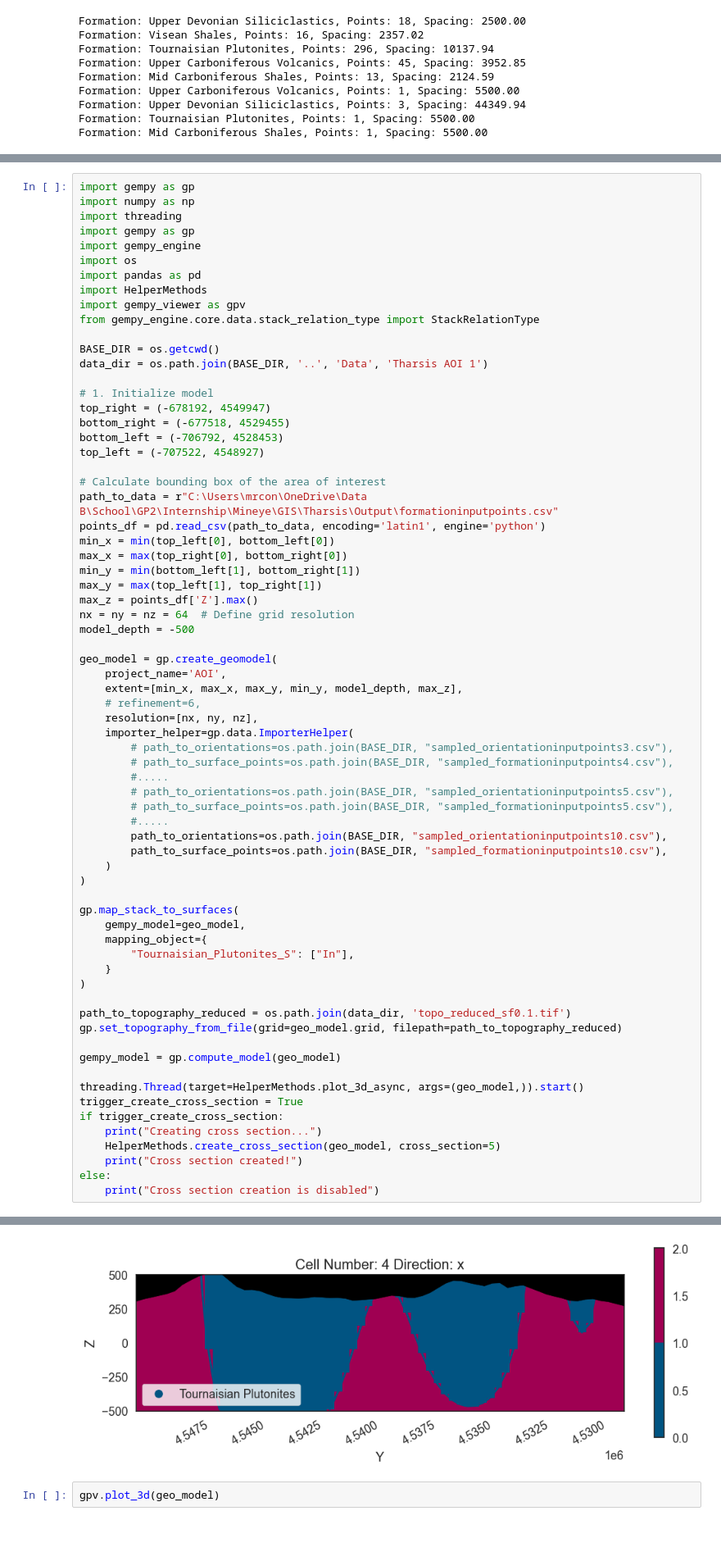
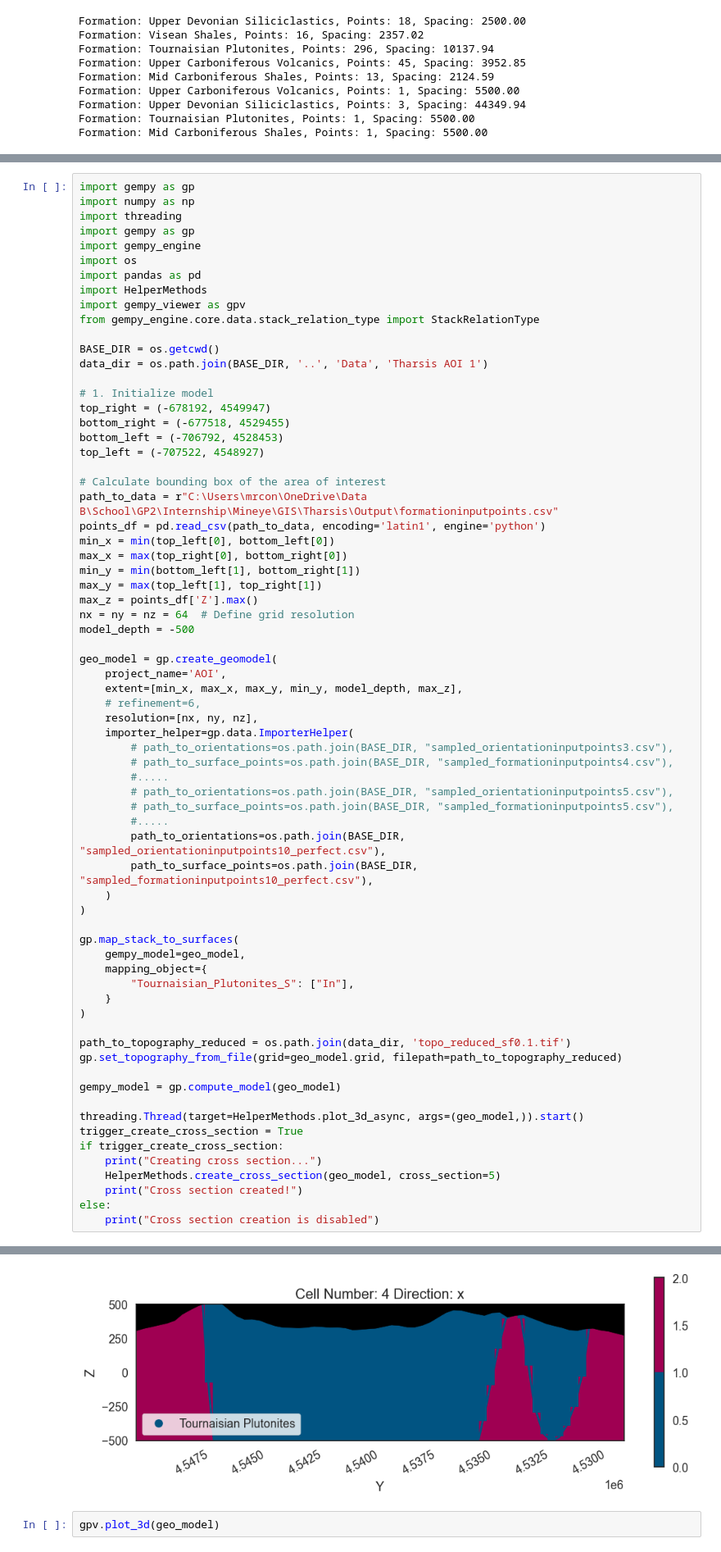
Before and after one commit to terranigma-solutions/Mineye-Terranigma, a Jupyter notebook: GeoModel/sampler.ipynb, the cells around one changed output, grey strips where cells are left out. Shown at 82% size. Saved outputs shown, nothing was run; the diff lists cells and outputs as text.

```diff
--- a/GeoModel/sampler.ipynb
+++ b/GeoModel/sampler.ipynb
@@ -450,8 +485,8 @@ geo_model = gp.create_geomodel(
         # path_to_orientations=os.path.join(BASE_DIR, "sampled_orientationinputpoints5.csv"),
         # path_to_surface_points=os.path.join(BASE_DIR, "sampled_formationinputpoints5.csv"),
         #.....
-        path_to_orientations=os.path.join(BASE_DIR, "sampled_orientationinputpoints10.csv"),
-        path_to_surface_points=os.path.join(BASE_DIR, "sampled_formationinputpoints10.csv"),
+        path_to_orientations=os.path.join(BASE_DIR, "sampled_orientationinputpoints10_perfect.csv"),
+        path_to_surface_points=os.path.join(BASE_DIR, "sampled_formationinputpoints10_perfect.csv"),
     )
 )
 
@@ -494,4 +529,4 @@ Cross section created!
-[figure, old version]
+[figure, new version]
 # %%
 gpv.plot_3d(geo_model)
 # %% [output]
```
Also changed, not shown: parts of 23 cells of this notebook, 4 other files.
